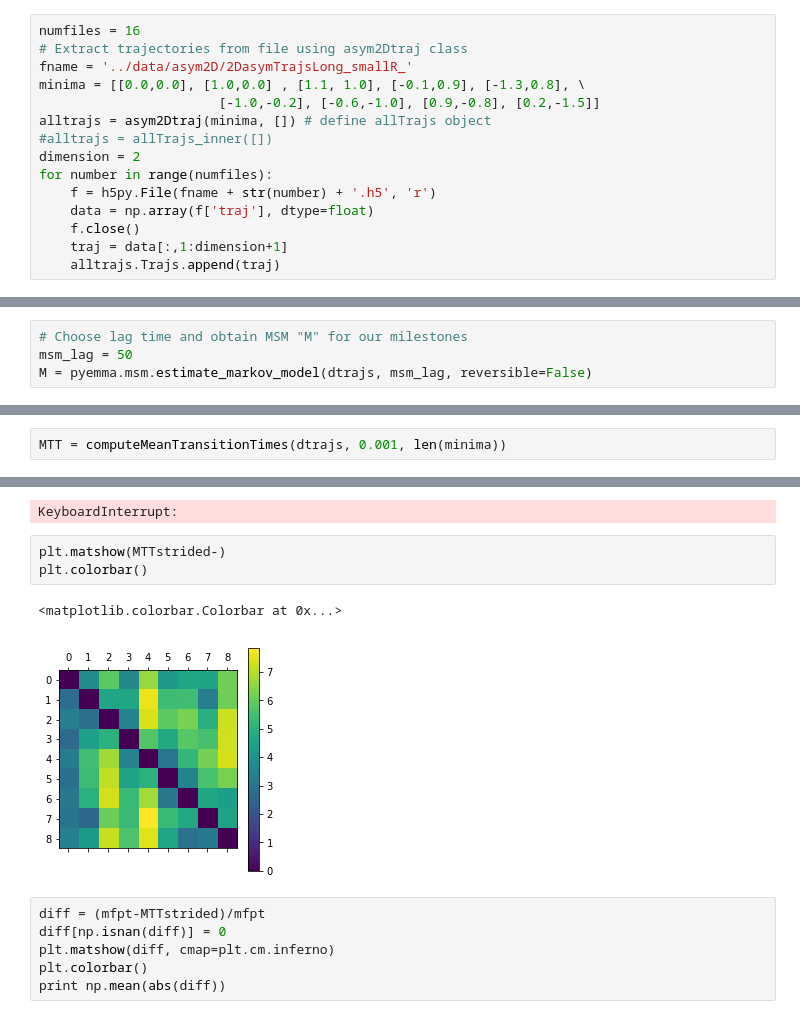
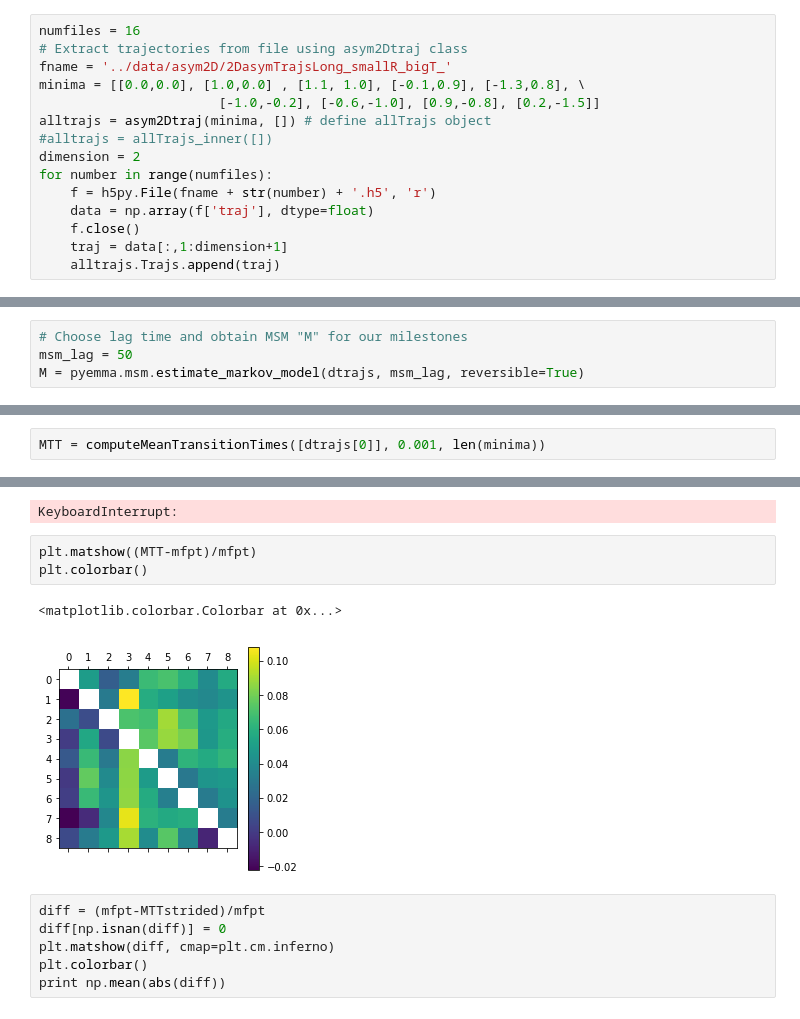
Before and after one commit to markovmodel/msmrd, a Jupyter notebook: scripts/createMSM_asym2D_inner.ipynb, the cells around one changed output, grey strips where cells are left out. Cells and saved outputs as stored; diff of their text form.

```diff
--- a/scripts/createMSM_asym2D_inner.ipynb
+++ b/scripts/createMSM_asym2D_inner.ipynb
@@ -101,7 +101,7 @@ class asym2Dtraj(allTrajs):
 # %%
 numfiles = 16
 # Extract trajectories from file using asym2Dtraj class
-fname = '../data/asym2D/2DasymTrajsLong_smallR_'
+fname = '../data/asym2D/2DasymTrajsLong_smallR_bigT_'
 minima = [[0.0,0.0], [1.0,0.0] , [1.1, 1.0], [-0.1,0.9], [-1.3,0.8], \
                        [-1.0,-0.2], [-0.6,-1.0], [0.9,-0.8], [0.2,-1.5]]
 alltrajs = asym2Dtraj(minima, []) # define allTrajs object
@@ -163,7 +163,7 @@ for i in range(len(minima)):
 # %%
 # Choose lag time and obtain MSM "M" for our milestones
 msm_lag = 50
-M = pyemma.msm.estimate_markov_model(dtrajs, msm_lag, reversible=False)
+M = pyemma.msm.estimate_markov_model(dtrajs, msm_lag, reversible=True)
 # %%
 milestoningCKtest = M.cktest(4)
 # %% [output]
@@ -390,7 +390,7 @@ def computeMeanTransitionTimesTrivial(dTrajs, timestep, Nstates):
                 meanTransitionTimes[i,j] = sumTau[i,j] / counts[i,j] * timestep
     return meanTransitionTimes
 # %%
-MTT = computeMeanTransitionTimes(dtrajs, 0.001, len(minima))
+MTT = computeMeanTransitionTimes([dtrajs[0]], 0.001, len(minima))
 # %%
 MTTF = computeMeanTransitionTimesFull(dtrajs, 0.001, len(minima))
 # %%
@@ -407,11 +407,11 @@ MTTFullTraj = computeMeanTransitionTimesFullTraj(dtrajs, 0.001, len(minima))
 # %% [output]
 KeyboardInterrupt:
 # %%
-plt.matshow(MTTstrided-)
+plt.matshow((MTT-mfpt)/mfpt)
 plt.colorbar()
 # %% [output]
 <matplotlib.colorbar.Colorbar at 0x...>
-[figure, old version]
+[figure, new version]
 # %%
 diff = (mfpt-MTTstrided)/mfpt
 diff[np.isnan(diff)] = 0
```
Also changed, not shown: parts of 17 cells of this notebook, 9 other files.
